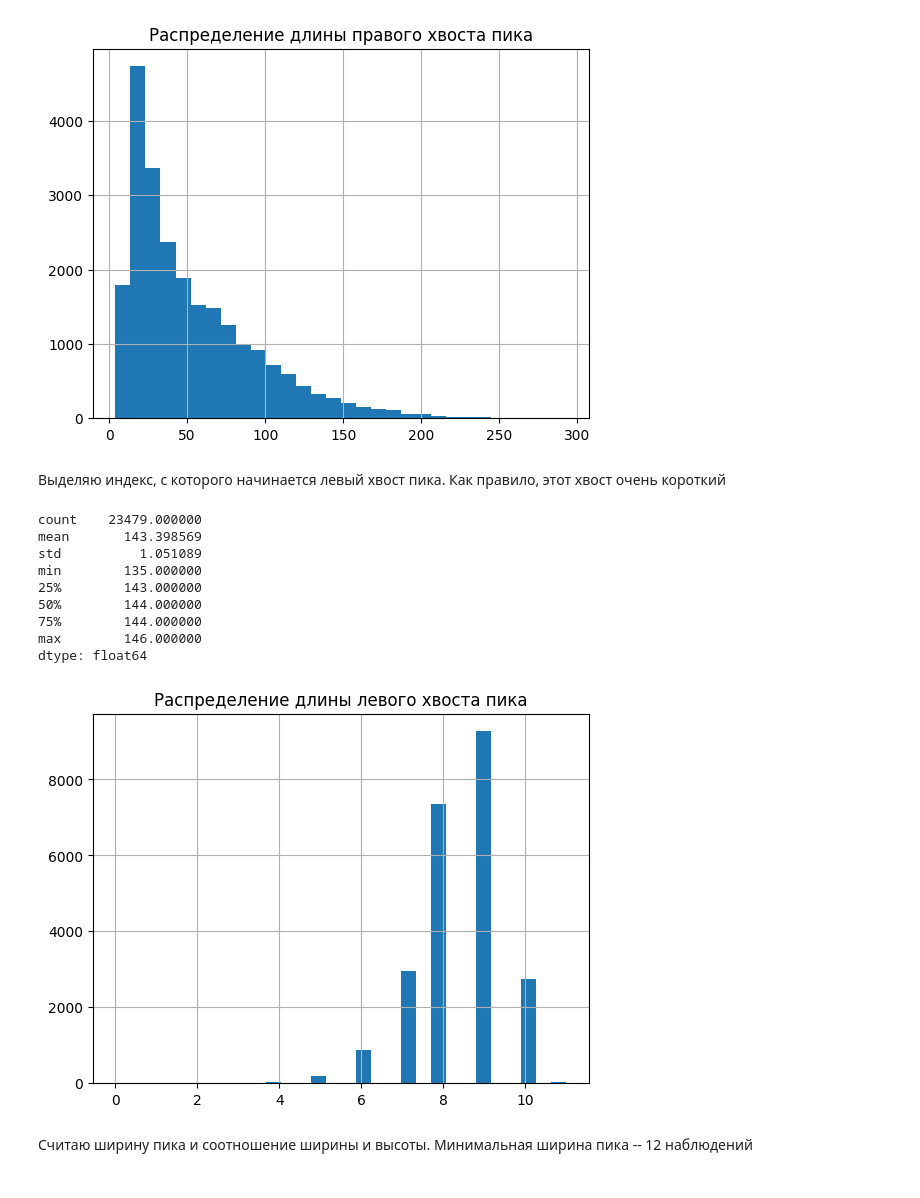
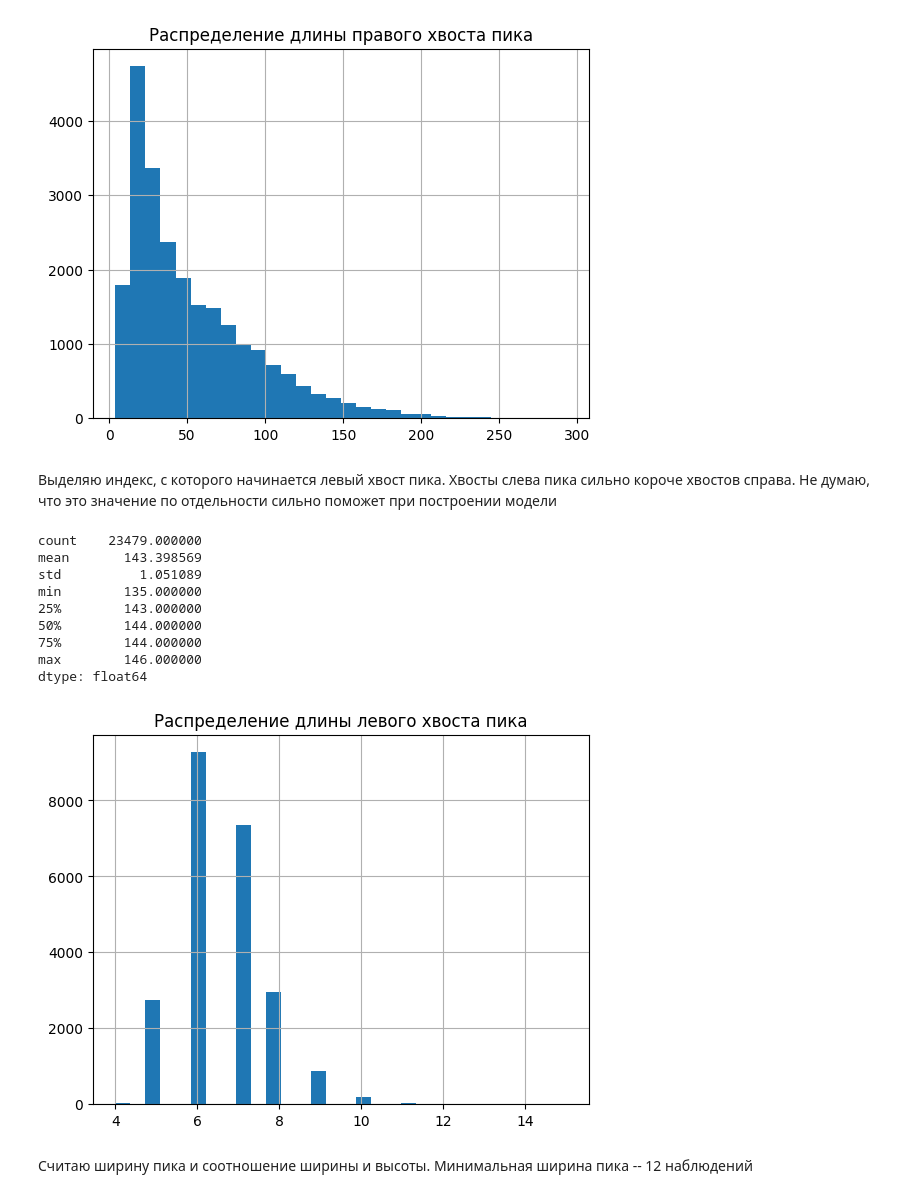
Before and after one commit to marovudam/ml_final_clustering, a Jupyter notebook: solution_final.ipynb, the cells around one changed output. Saved outputs shown, nothing was run; the diff lists cells and outputs as text; code cells hidden in the pictures.

```diff
--- a/solution_final.ipynb
+++ b/solution_final.ipynb
@@ -10,7 +10,7 @@ from sklearn.mixture import GaussianMixture
 # %% [markdown]
 ## Загрузка данных
 # %%
-dataset_raw = pd.read_csv('Run200_Wave_0_1.txt', sep=' ', header=None, skipinitialspace=True)
+dataset_raw = pd.read_csv('data/Run200_Wave_0_1.txt', sep=' ', header=None, skipinitialspace=True)
 dataset_raw = dataset_raw.drop([0, 1, 2, 3, 504], axis=1)
 dataset_raw.columns = list(range(500))
 dataset_raw.head()
@@ -117,34 +131,34 @@ min        154.000000
 max        443.000000
 dtype: float64
 [figure]
-# %% [markdown]
-Выделяю индекс, с которого начинается левый хвост пика. Как правило, этот хвост очень короткий
+# %% [markdown]
+Выделяю индекс, с которого начинается левый хвост пика. Хвосты слева пика сильно короче хвостов справа. Не думаю, что это значение по отдельности сильно поможет при построении модели
 # %%
 peak_start_indices = []
 for i in range(len(dataset_inverted)):
     row = dataset_inverted.loc[i, :]
     for j in range(150, 0, -1):
         if row[j] <= noize[i] + noize_std[i]:
             peak_start_indices += [j]
             break
     else:
         peak_start_indices += [150]
 peak_start = pd.Series(peak_start_indices)
 print(peak_start.describe())
 plt.title("Распределение длины левого хвоста пика")
-(peak_start - peak_start.min()).hist(bins=30)
+(150 - peak_start).hist(bins=30)
 plt.show()
 # %% [output]
 count    23479.000000
 mean       143.398569
 std          1.051089
 min        135.000000
 25%        143.000000
 50%        144.000000
 75%        144.000000
 max        146.000000
 dtype: float64
-[figure, old version]
+[figure, new version]
 # %% [markdown]
 Считаю ширину пика и соотношение ширины и высоты. Минимальная ширина пика -- 12 наблюдений
 # %%
```
Also changed, not shown: parts of 37 cells of this notebook, 4 other files.
